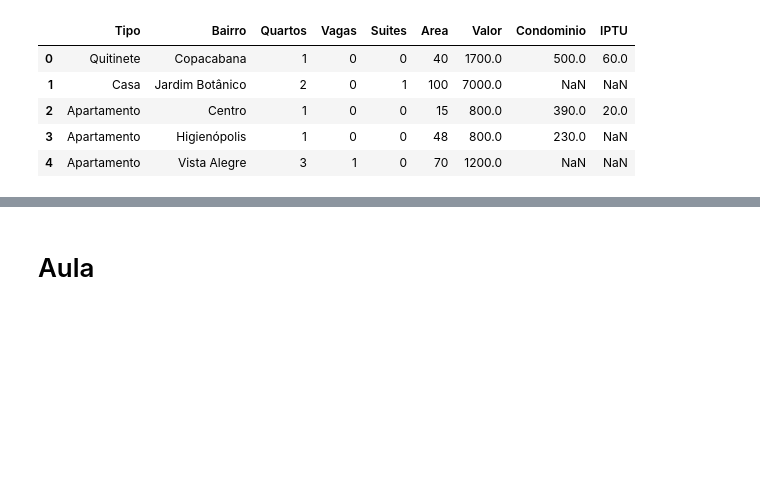
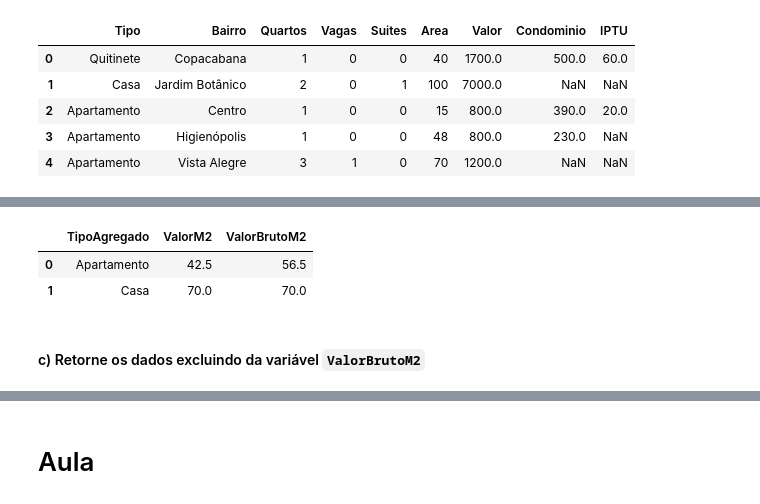
Before and after one commit to 1-aquila-1/data-science, a Jupyter notebook: 01-analise-dados/02-tratando-analisando-dados.ipynb, the cells around one changed output, grey strips where cells are left out. Drawn from its saved outputs; the diff is of its cells as text; code cells hidden in the pictures; blank space fills up the shorter version.

```diff
--- a/01-analise-dados/02-tratando-analisando-dados.ipynb
+++ b/01-analise-dados/02-tratando-analisando-dados.ipynb
@@ -229,0 +305,8 @@ alugel_residencial.head()
+# %%
+dados_aux.head(2)
+# %% [output]
+|  | TipoAgregado | ValorM2 | ValorBrutoM2 |
+| 0 | Apartamento | 42.5 | 56.5 |
+| 1 | Casa | 70.0 | 70.0 |
+# %% [markdown]
+#### c) Retorne os dados excluindo da variável `ValorBrutoM2`
```
Also changed, not shown: parts of 38 cells of this notebook.
